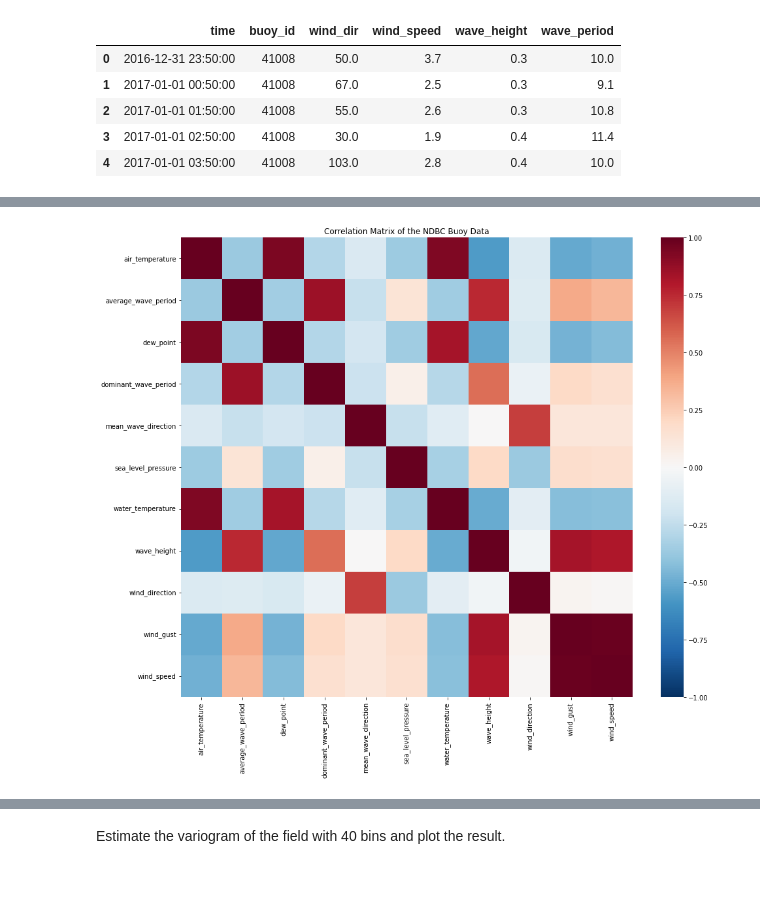
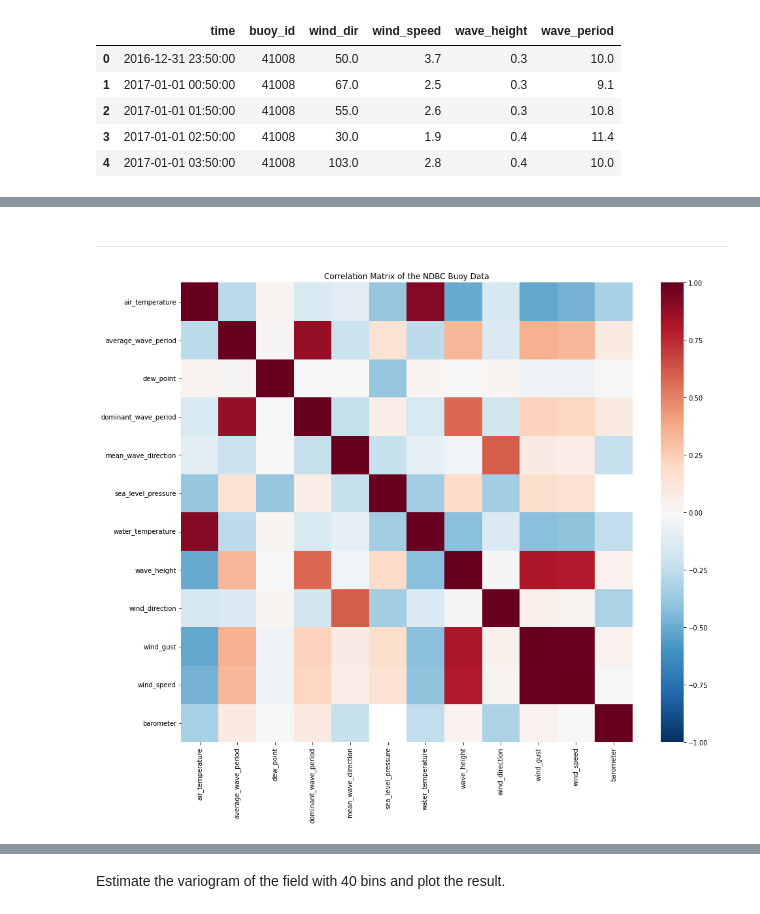
Before and after one commit to simonsanvil/ndbc-spatial-modeling, a Jupyter notebook: notebooks/1-noaa-initial-exploration.ipynb, the cells around one changed output, grey strips where cells are left out. Cells and saved outputs as stored; diff of their text form; code cells hidden in the pictures; blank space fills up the shorter version.

```diff
--- a/notebooks/1-noaa-initial-exploration.ipynb
+++ b/notebooks/1-noaa-initial-exploration.ipynb
@@ -136,5 +139,7 @@ display(
 # %%
-# ndbc_data = data.NDBCDataLoader().load()#start="2011-01-01", end="2022-01-01").load()
-ndbc_data = ndbc_data.join(resample="7D").dropna(subset=["geometry"])
-# ndbc_gdf.plot(figsize=(12,6))
-map_viz.heatmap_with_time(ndbc_data.sort_index(level="time"), "time", zoom_start=4)
+# get the data
+ndbc_data = data.NDBCDataLoader().load()#start="2011-01-01", end="2022-01-01").load()
+df, ndbc_gdf = ndbc_data.buoys_data, ndbc_data.buoys_geo
+df_countries = data.load_world_borders()
+ndbc_data_7d = ndbc_data.join(resample="7D").dropna(subset=["geometry"])
+ndbc_data_daily = ndbc_data.join(resample="D").dropna(subset=["geometry"])
@@ -200,12 +338,0 @@ import matplotlib.pyplot as plt
-# %%
-# get the data
-df, gdf = data.load_buoy_data(period=("2010-01-01", "2022-01-01"))
-# pick a time
-time = "2021-01-01 00:00:00"
-xyz = (
-    df
-    .loc[idx[:, time], :]
-    .join(gdf.loc[pd.Timestamp(time).year])
-    .loc[:, ["longitude","latitude", "wave_height","geometry"]]
-    .dropna()
-)
@@ -211,0 +346,18 @@ xyz = (
+# %%
+# histogram of the data
+# with subplotted(df.columns, ncols=1, figsize=(8,4*len(df.columns)), facecolor="white") as S:
+#    for ax, col in S:
+#        df[col].plot(kind="hist", bins=100)
+cols = [col for col in df.columns if ndbc_data_7d[col].count()/len(ndbc_data_7d) > 0.4]
+# cols = ["wave_height", "air_temperature", "wind_direction", "wind_speed","water_temperature","mean_wave_direction"]
+# fig, axes = plt.subplots(nrows=len(cols)//3,ncols=3, figsize=(8,12), facecolor="white")[0]
+c, skipped = 0, 0
+for S, ax, col in subplotted(cols, ncols=3, figsize=(12,4*len(cols)//3)):
+    if int(ndbc_data_7d[col].max()) in [999,9999]:
+        ndbc_data_7d[col] = ndbc_data_7d[col].replace(ndbc_data_7d[col].max(), np.nan)
+    ndbc_data_7d[col].plot(ax=ax, kind="hist", bins=90)
+    ax.set_ylabel(None)#, rotation=0, fontsize=12, labelpad=25)
+    ax.set_title(col)
+else:
+    S.fig.tight_layout()
+    S.fig.savefig(f"reports/figures/ndbc_histograms.png", dpi=300, bbox_inches="tight")
@@ -212,22 +366,25 @@ xyz = (
+# %% [markdown]
+---
 # %%
 import seaborn as sns
 # plot correlation matrix
 fig, ax = plt.subplots(figsize=(14,12), facecolor="w")
 ax = sns.heatmap(
     df
+    .loc[:,cols]
     .groupby("time")
     .mean()
     .dropna(how="all",axis=1)
-    .dropna()
+    .dropna(subset=["wave_height"])
     .sort_index()
     .corr("pearson"),
     cmap="RdBu_r",
     ax=ax,
     vmin=-1,
     vmax=1,
 )
 ax.set_title("Correlation Matrix of the NDBC Buoy Data")
 fig.tight_layout()
 fig.savefig("reports/figures/ndbc_corr_matrix.png", dpi=300)
 # %% [output]
-[figure, old version]
+[figure, new version]
```
Also changed, not shown: parts of 28 cells of this notebook, 5 other files.
